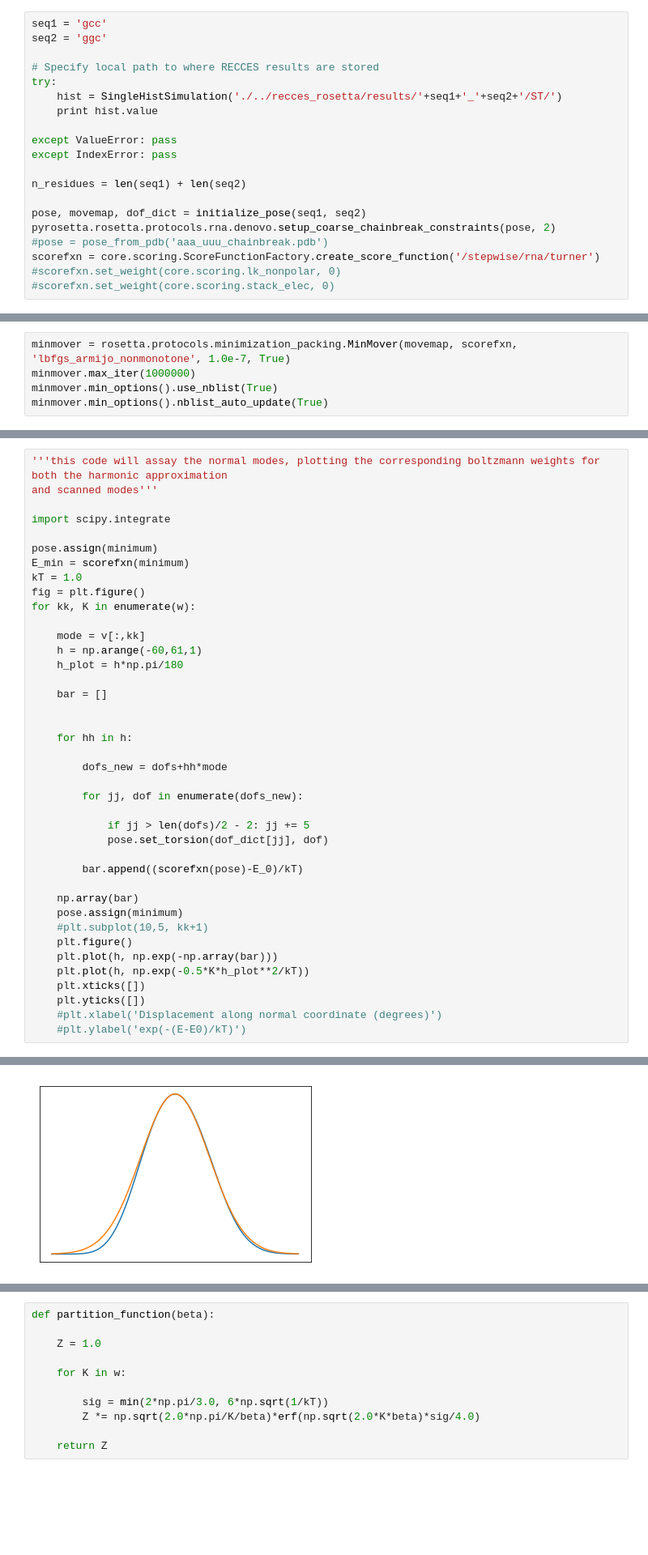
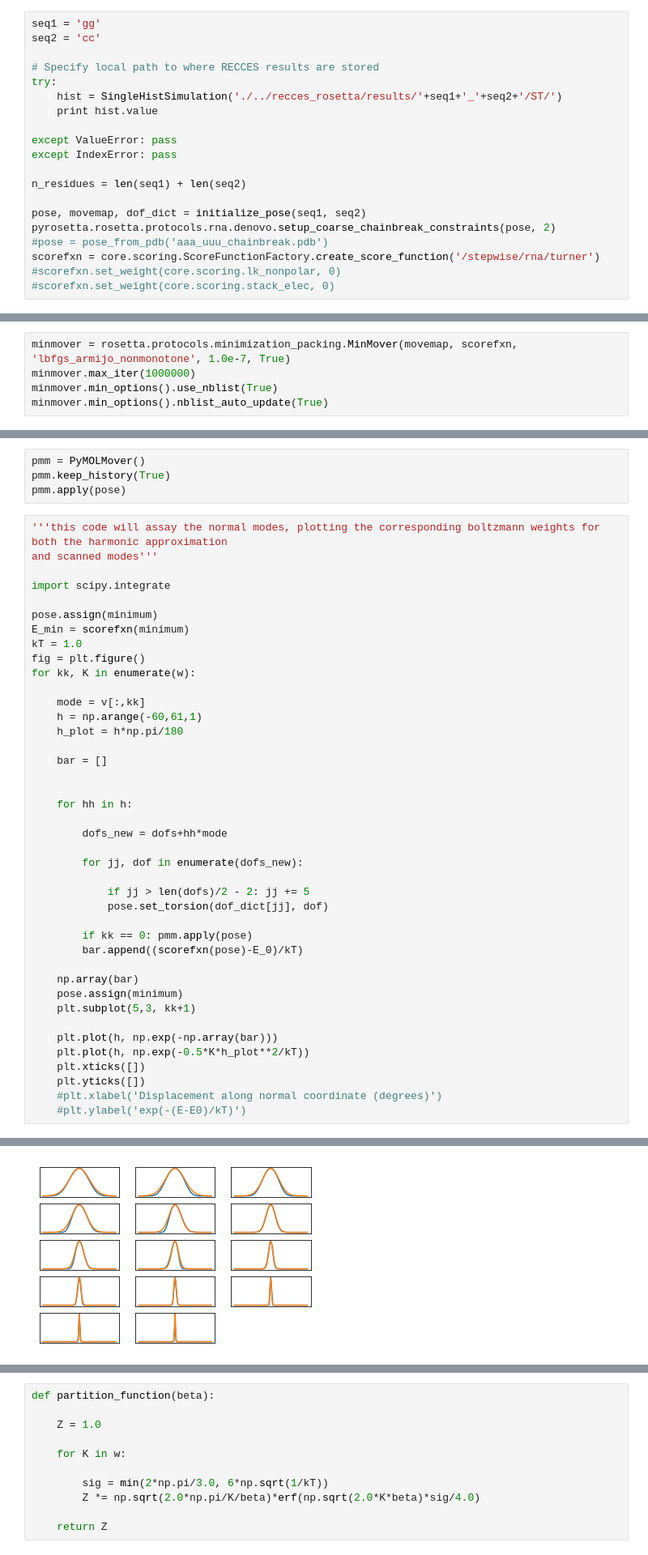
Before and after one commit to maa805/mining-minima, a Jupyter notebook: mining_minima_nucleic_acids.ipynb, the cells around one changed output, grey strips where cells are left out. Shown at 81% size. Drawn from its saved outputs; the diff is of its cells as text; blank space fills up the shorter version.

```diff
--- a/mining_minima_nucleic_acids.ipynb
+++ b/mining_minima_nucleic_acids.ipynb
@@ -211,8 +218,8 @@ print rna_hires
 # %%
 CURR_WT = [0.73, 0.1, 0.0071, 0, 4.26, 2.46, 0.25, 0, 1.54, 4.54]
 # %%
-seq1 = 'gcc'
-seq2 = 'ggc'
+seq1 = 'gg'
+seq2 = 'cc'
 
 # Specify local path to where RECCES results are stored
 try:
@@ -333,3 +348,7 @@ print w
+# %%
+pmm = PyMOLMover()
+pmm.keep_history(True)
+pmm.apply(pose)
 # %%
 '''this code will assay the normal modes, plotting the corresponding boltzmann weights for both the harmonic approximation
 and scanned modes'''
@@ -358,12 +377,13 @@ for kk, K in enumerate(w):
             if jj > len(dofs)/2 - 2: jj += 5
             pose.set_torsion(dof_dict[jj], dof)
 
+        if kk == 0: pmm.apply(pose)
         bar.append((scorefxn(pose)-E_0)/kT)
 
     np.array(bar)
     pose.assign(minimum)
-    #plt.subplot(10,5, kk+1)
-    plt.figure()
+    plt.subplot(5,3, kk+1)
+
     plt.plot(h, np.exp(-np.array(bar)))
     plt.plot(h, np.exp(-0.5*K*h_plot**2/kT))
     plt.xticks([])
@@ -375 +394 @@ for kk, K in enumerate(w):
-[figure, old version]
+[figure, new version]
```
Also changed, not shown: parts of 27 cells of this notebook, 12 other files.
